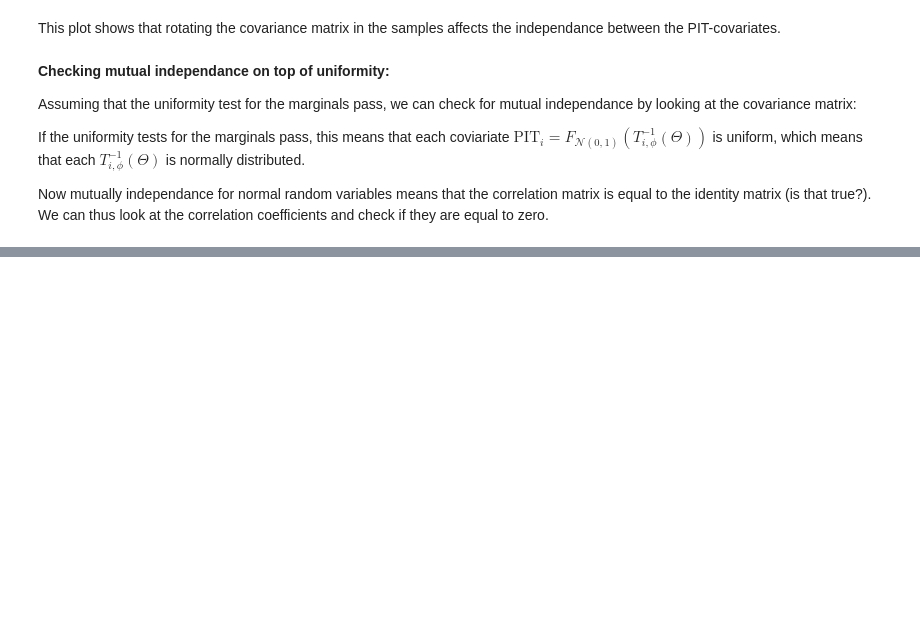
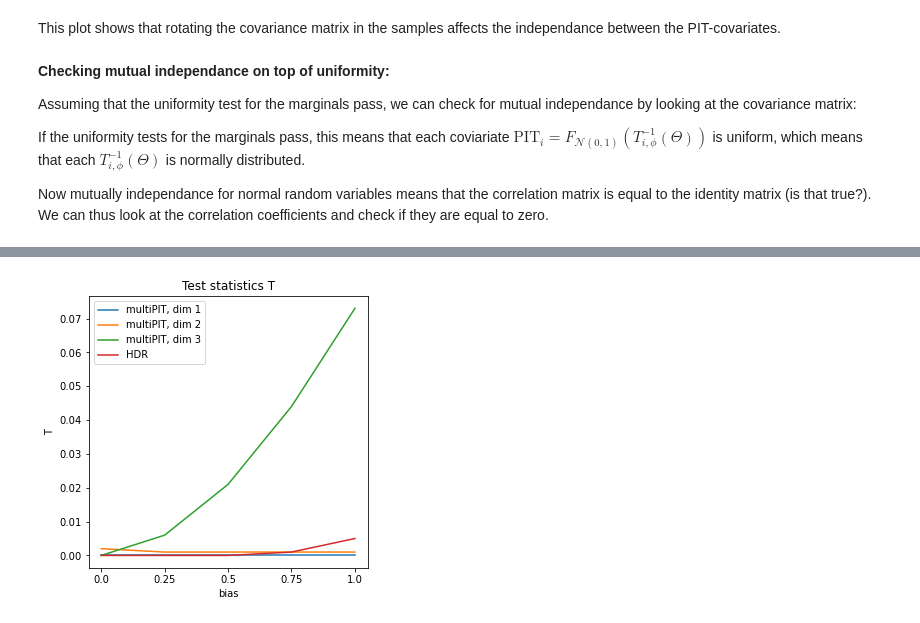
Before and after one commit to JuliaLinhart/valDiags_flows, a Jupyter notebook: MultiPIT_distributions_Toy.ipynb, the cells around one changed output, grey strips where cells are left out. Saved outputs shown, nothing was run; the diff lists cells and outputs as text; code cells hidden in the pictures; blank space fills up the shorter version.

```diff
--- a/MultiPIT_distributions_Toy.ipynb
+++ b/MultiPIT_distributions_Toy.ipynb
@@ -607,0 +730,13 @@ We can thus look at the correlation coefficients and check if they are equal to
+# %%
+pd.Series(test_statistics_multiPIT['dim_1']).plot(label='multiPIT, dim 1')
+pd.Series(test_statistics_multiPIT['dim_2']).plot(label='multiPIT, dim 2')
+pd.Series(test_statistics_multiPIT['dim_3']).plot(label='multiPIT, dim 3')
+pd.Series(test_statistics_hdr).plot(label='HDR')
+plt.title('Test statistics T')
+plt.legend()
+plt.xlabel('bias')
+plt.ylabel('T')
+plt.xticks([0,1,2,3,4],np.linspace(0,1,5))
+plt.show()
+# %% [output]
+[figure, added]
```
Also changed, not shown: parts of 20 cells of this notebook.
